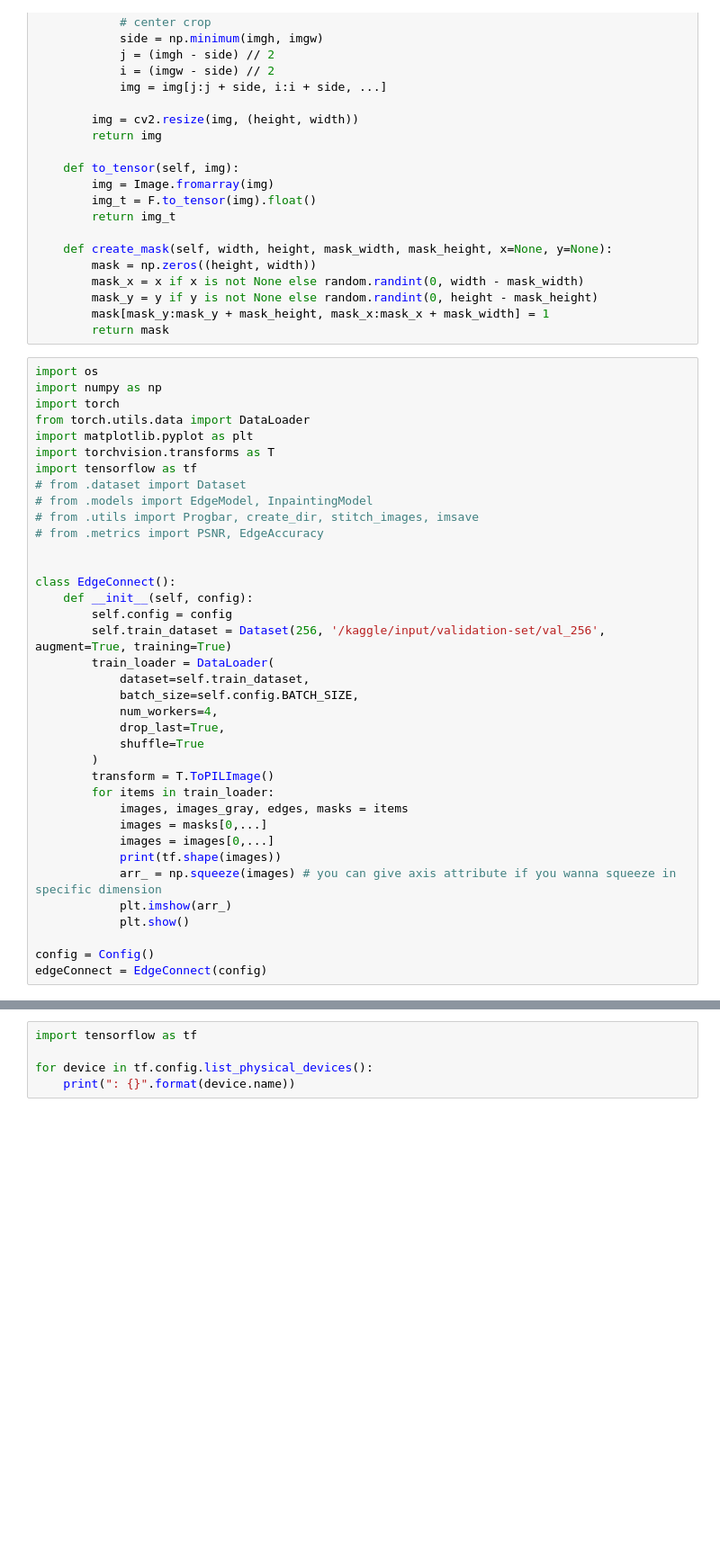
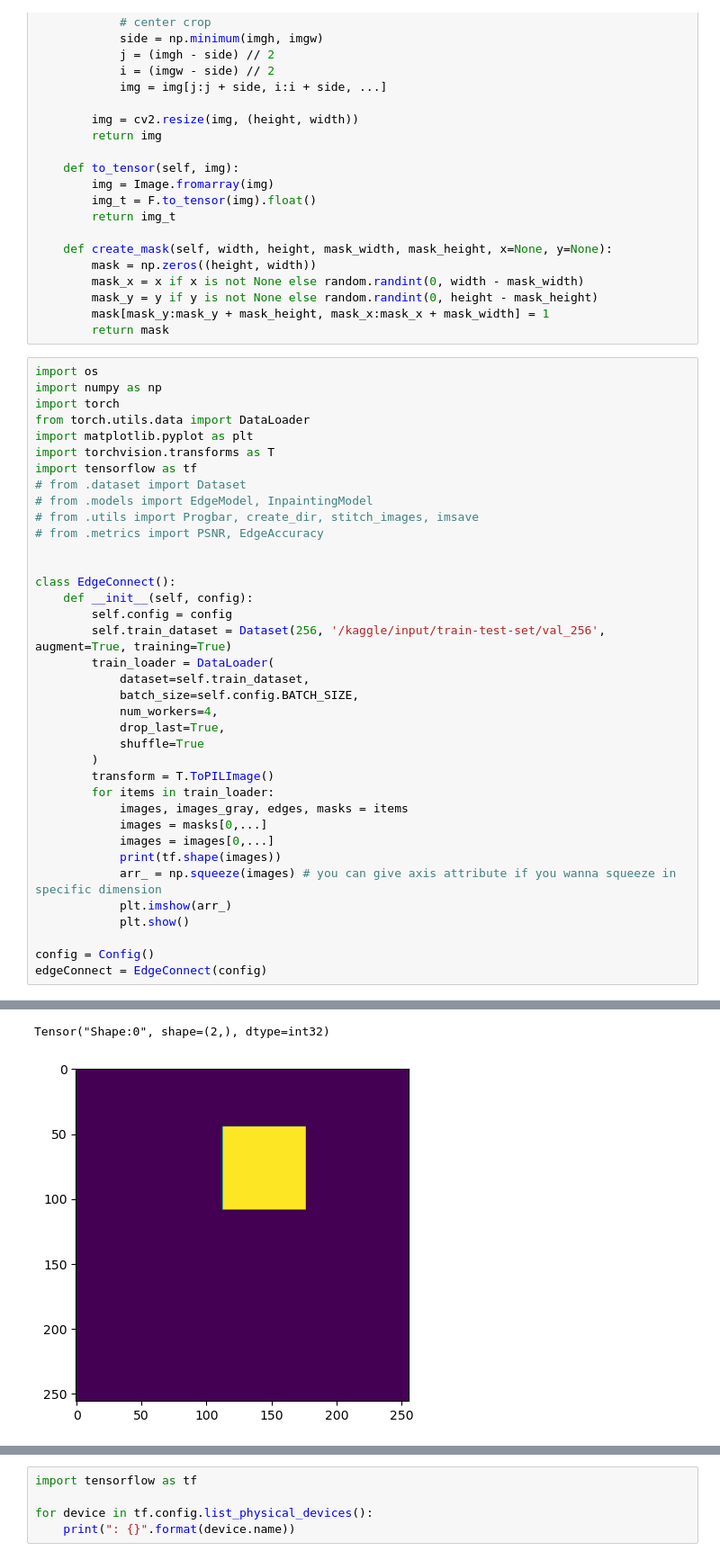
Before and after one commit to MoshPe/Capstone-Project-EdgeConnect, a Jupyter notebook: inpaintgan-main.ipynb, the cells around one changed output, grey strips where cells are left out. Shown: that part at 90% size. Cells and saved outputs as stored; diff of their text form; blank space fills up the shorter version.

Commit message:
Kaggle Notebook | inpaintGAN-main | Version 3.1

```diff
--- a/inpaintgan-main.ipynb
+++ b/inpaintgan-main.ipynb
@@ -202,7 +202,7 @@ import tensorflow as tf
 class EdgeConnect():
     def __init__(self, config):
         self.config = config
-        self.train_dataset = Dataset(256, '/kaggle/input/validation-set/val_256', augment=True, training=True)
+        self.train_dataset = Dataset(256, '/kaggle/input/train-test-set/val_256', augment=True, training=True)
         train_loader = DataLoader(
             dataset=self.train_dataset,
             batch_size=self.config.BATCH_SIZE,
@@ -222,3 +222,4 @@ class EdgeConnect():
 
 config = Config()
 edgeConnect = EdgeConnect(config)
+# %% [output]
@@ -224,0 +230,2 @@ edgeConnect = EdgeConnect(config)
+Tensor("Shape:0", shape=(2,), dtype=int32)
+[figure, added]
```
Also changed, not shown: parts of 2 cells of this notebook.
